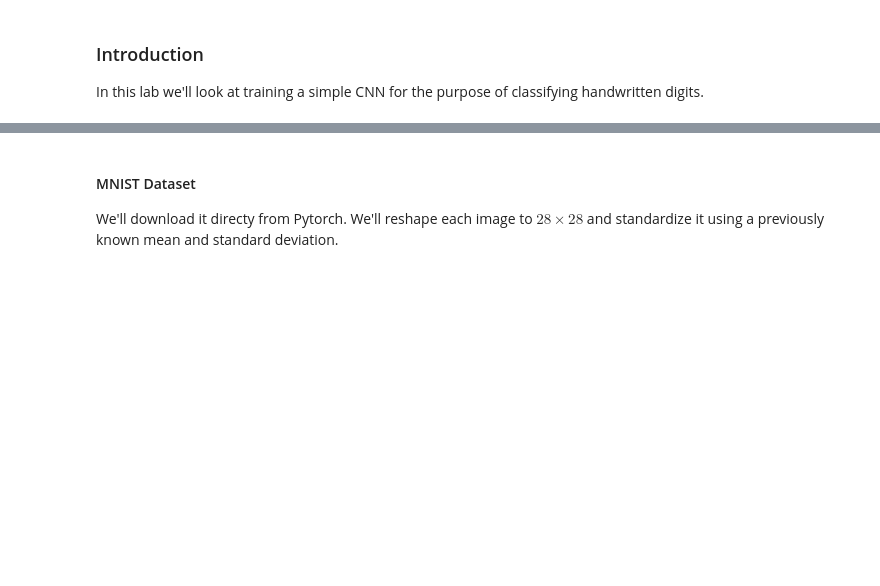
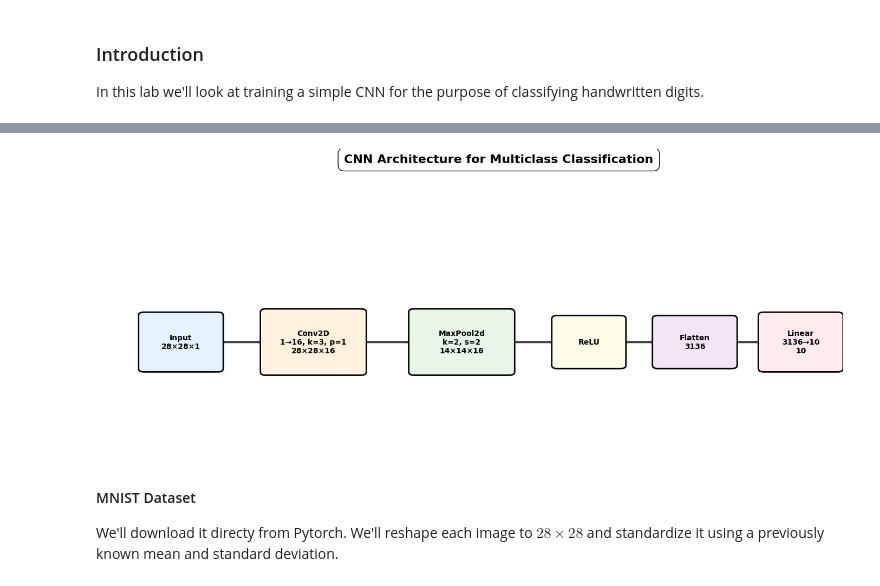
Before and after one commit to kagamirudo/CS-614_Application_ML_AI, a Jupyter notebook: Homework 2/HW2.ipynb, the cells around one changed output, grey strips where cells are left out. Saved outputs shown, nothing was run; the diff lists cells and outputs as text; code cells hidden in the pictures; blank space fills up the shorter version.

```diff
--- a/Homework 2/HW2.ipynb
+++ b/Homework 2/HW2.ipynb
@@ -4,3 +4,89 @@
 # %% [markdown]
 ### Introduction
 In this lab we'll look at training a simple CNN for the purpose of classifying handwritten digits.
+# %%
+# Visualize the CNN Architecture
+import matplotlib.pyplot as plt
+from matplotlib.patches import Rectangle, FancyBboxPatch, FancyArrowPatch
+import matplotlib.patches as mpatches
+
+def create_architecture_diagram(save_path='figures/architecture.png'):
+    """
+    Create a visual diagram of the CNN architecture.
+    """
+    fig, ax = plt.subplots(1, 1, figsize=(14, 6))
+    ax.set_xlim(0, 14)
+    ax.set_ylim(0, 6)
+    ax.axis('off')
+
+    # Define layer positions and properties with better spacing
+    layers = [
+        {'name': 'Input\n28×28×1', 'pos': (1.5, 3), 'color': '#E3F2FD', 'width': 1.4, 'height': 1.6},
+        {'name': 'Conv2D\n1→16, k=3, p=1\n28×28×16', 'pos': (4, 3), 'color': '#FFF3E0', 'width': 1.8, 'height': 1.8},
+        {'name': 'MaxPool2d\nk=2, s=2\n14×14×16', 'pos': (6.8, 3), 'color': '#E8F5E9', 'width': 1.8, 'height': 1.8},
+        {'name': 'ReLU', 'pos': (9.2, 3), 'color': '#FFFDE7', 'width': 1.2, 'height': 1.4},
+        {'name': 'Flatten\n3136', 'pos': (11.2, 3), 'color': '#F3E5F5', 'width': 1.4, 'height': 1.4},
+        {'name': 'Linear\n3136→10\n10', 'pos': (13.2, 3), 'color': '#FFEBEE', 'width': 1.4, 'height': 1.6},
+    ]
+
+    # Draw layers
+    boxes = []
+    for layer in layers:
+        x, y = layer['pos']
+        w, h = layer['width'], layer['height']
+
+        # Create rounded rectangle
+        box = FancyBboxPatch(
+            (x - w/2, y - h/2), w, h,
+            boxstyle="round,pad=0.1",
+            edgecolor='black',
+            facecolor=layer['color'],
+            linewidth=2,
+            zorder=2
+        )
+        ax.add_patch(box)
+        boxes.append(box)
+
+        # Add text
+        ax.text(x, y, layer['name'],
+                ha='center', va='center',
+                fontsize=10, fontweight='bold',
+                zorder=3)
+
+    # Draw arrows between layers with better styling
+    arrow_props = dict(arrowstyle='->', lw=3, color='#424242', zorder=1,
+                      shrinkA=5, shrinkB=5)
+
+    for i in range(len(layers) - 1):
+        x1 = layers[i]['pos'][0] + layers[i]['width']/2
+        x2 = layers[i+1]['pos'][0] - layers[i+1]['width']/2
+        y = layers[i]['pos'][1]
+
+        arrow = FancyArrowPatch(
+            (x1, y), (x2, y),
+            connectionstyle="arc3,rad=0",
+            **arrow_props
+        )
+        ax.add_patch(arrow)
+
+    # Add title
+    ax.text(7.5, 8.5, 'CNN Architecture for Multiclass Classification',
+            ha='center', va='center',
+            fontsize=16, fontweight='bold',
+            bbox=dict(boxstyle='round', facecolor='white', edgecolor='black', pad=0.5))
+
+    plt.tight_layout()
+
+    # Create figures directory if it doesn't exist
+    import os
+    os.makedirs('figures', exist_ok=True)
+
+    # Save the figure
+    plt.savefig(save_path, dpi=300, bbox_inches='tight', facecolor='white',
+                edgecolor='none', pad_inches=0.2)
+    print(f"Architecture diagram saved to {save_path}")
+    plt.show()
+
+# Create and save the architecture diagram
+create_architecture_diagram('figures/architecture.png')
+# %% [output]
@@ -6,0 +94 @@ In this lab we'll look at training a simple CNN for the purpose of classifying h
+[figure, added]
```
Also changed, not shown: parts of 2 cells of this notebook.
